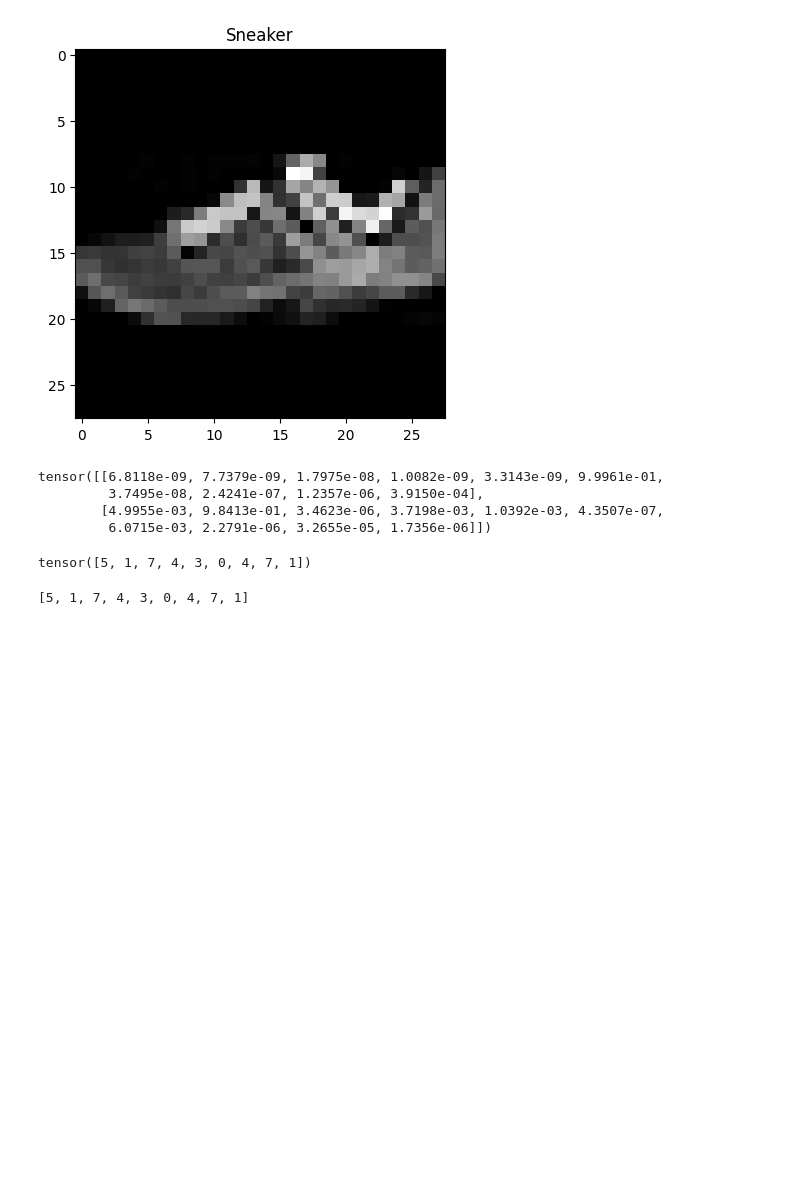
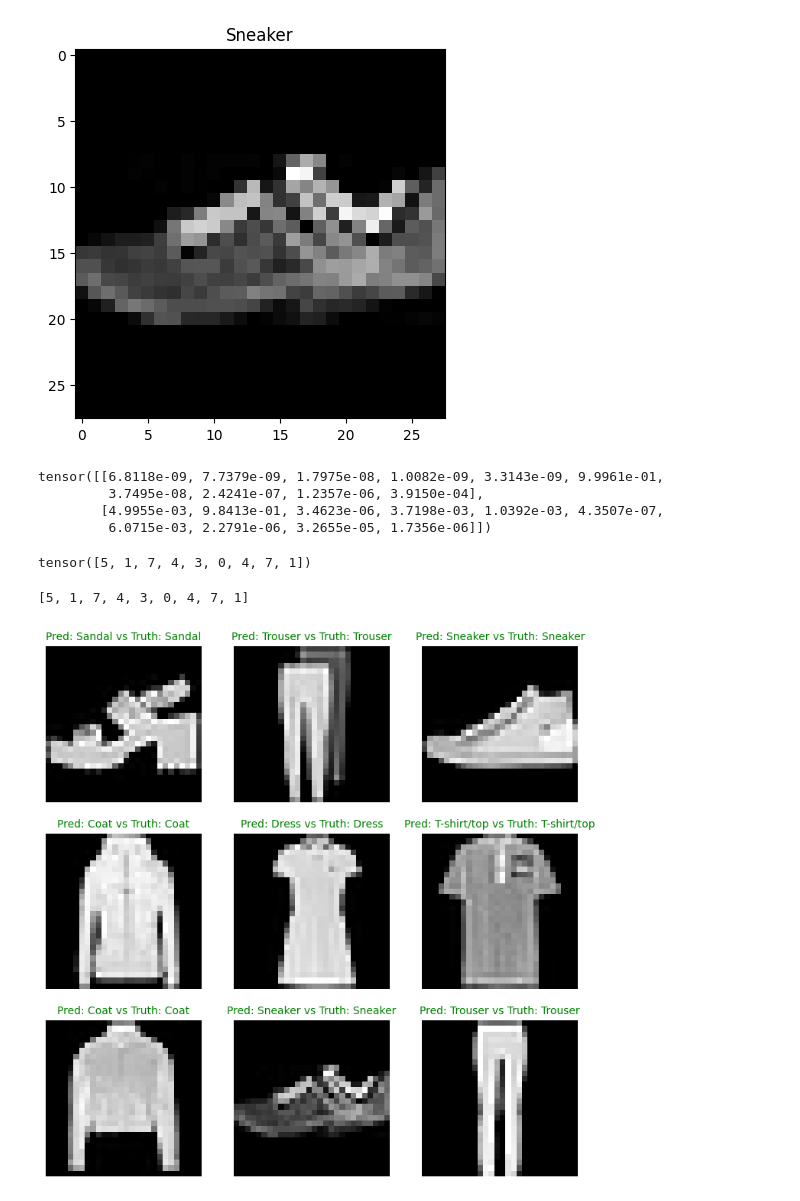
Before and after one commit to DushyantGoyal1611/PythonML, a Jupyter notebook: PyTorch/Training_Pipelines/CNN/ComputerVIsion_Using_CNN.ipynb, the cells around one changed output. Drawn from its saved outputs; the diff is of its cells as text; code cells hidden in the pictures; blank space fills up the shorter version.

Commit message:
added a graph

```diff
--- a/PyTorch/Training_Pipelines/CNN/ComputerVIsion_Using_CNN.ipynb
+++ b/PyTorch/Training_Pipelines/CNN/ComputerVIsion_Using_CNN.ipynb
@@ -840,25 +840,30 @@ test_labels
 # %%
 # Plot Predictions
 plt.figure(figsize=(9,9))
 nrows = 3
 ncols = 3
 for i, sample in enumerate(test_samples):
     # Create subplot
     plt.subplot(nrows, ncols, i+1)
 
     # Plot the target image
     plt.imshow(sample.squeeze(), cmap='gray')
 
     # Find the Prediction
     pred_label = class_names[pred_classes[i]]
 
     # Get the Truth Label (in text form)
     truth_label = class_names[test_labels[i]]
 
     # Create a title for the plot
     title_text = f'Pred: {pred_label} vs Truth: {truth_label}'
 
     # Check for equality between pred and truth and change color of title text
     if pred_label == truth_label:
         plt.title(title_text, fontsize=10, c='g')
     else:
+        plt.title(title_text, fontsize=10, c='r')
+
+    plt.axis(False)
+# %% [output]
+[figure, added]
```
